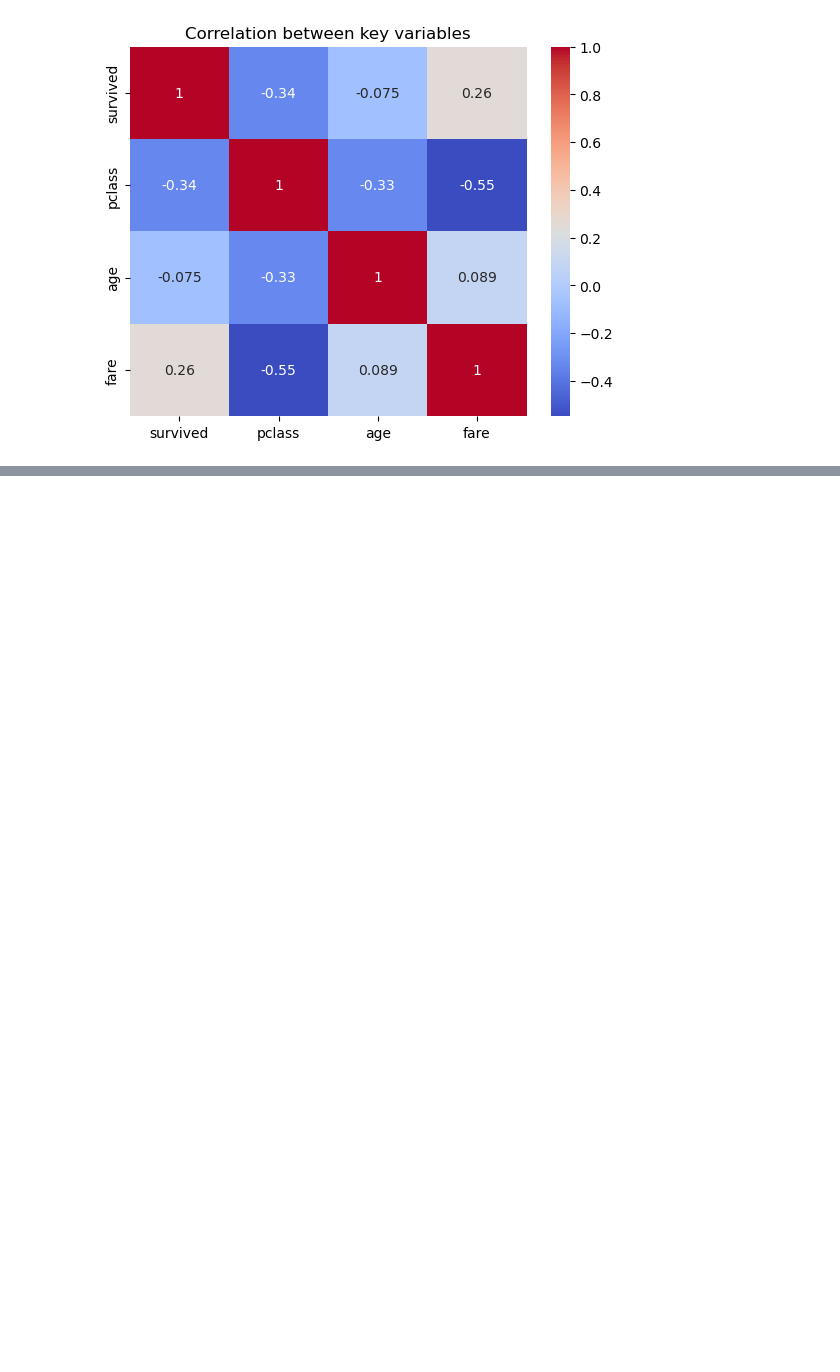
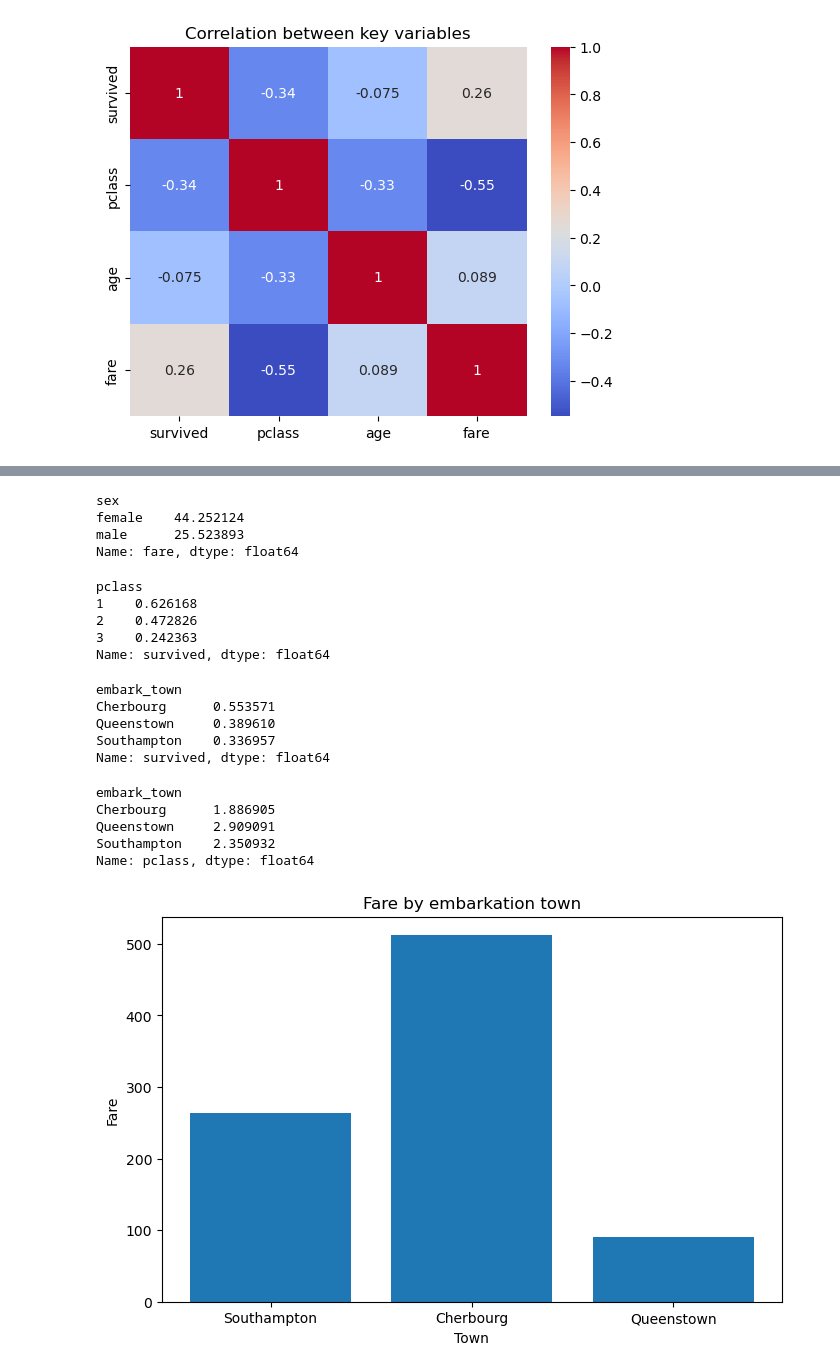
Before and after one commit to dhruvigautam01/data-analytics-learning, a Jupyter notebook: titanic_analysis.ipynb, the cells around one changed output, grey strips where cells are left out. Saved outputs shown, nothing was run; the diff lists cells and outputs as text; code cells hidden in the pictures; blank space fills up the shorter version.

```diff
--- a/titanic_analysis.ipynb
+++ b/titanic_analysis.ipynb
@@ -92,0 +116,40 @@ plt.show()
+# %%
+df.groupby('sex')['fare'].mean()
+# %% [output]
+sex
+female    44.252124
+male      25.523893
+Name: fare, dtype: float64
+# %%
+df.groupby('pclass')['survived'].mean()
+# %% [output]
+pclass
+1    0.626168
+2    0.472826
+3    0.242363
+Name: survived, dtype: float64
+# %%
+ df.groupby('embark_town')['survived'].mean()
+# %% [output]
+embark_town
+Cherbourg      0.553571
+Queenstown     0.389610
+Southampton    0.336957
+Name: survived, dtype: float64
+# %%
+df.groupby('embark_town')['pclass'].mean()
+# %% [output]
+embark_town
+Cherbourg      1.886905
+Queenstown     2.909091
+Southampton    2.350932
+Name: pclass, dtype: float64
+# %%
+plt.figure(figsize=(8,5))
+plt.bar(df['embark_town'],df['fare'])
+plt.title('Fare by embarkation town')
+plt.xlabel('Town')
+plt.ylabel('Fare')
+plt.show()
+# %% [output]
+[figure, added]
```
Also changed, not shown: parts of 12 cells of this notebook.
